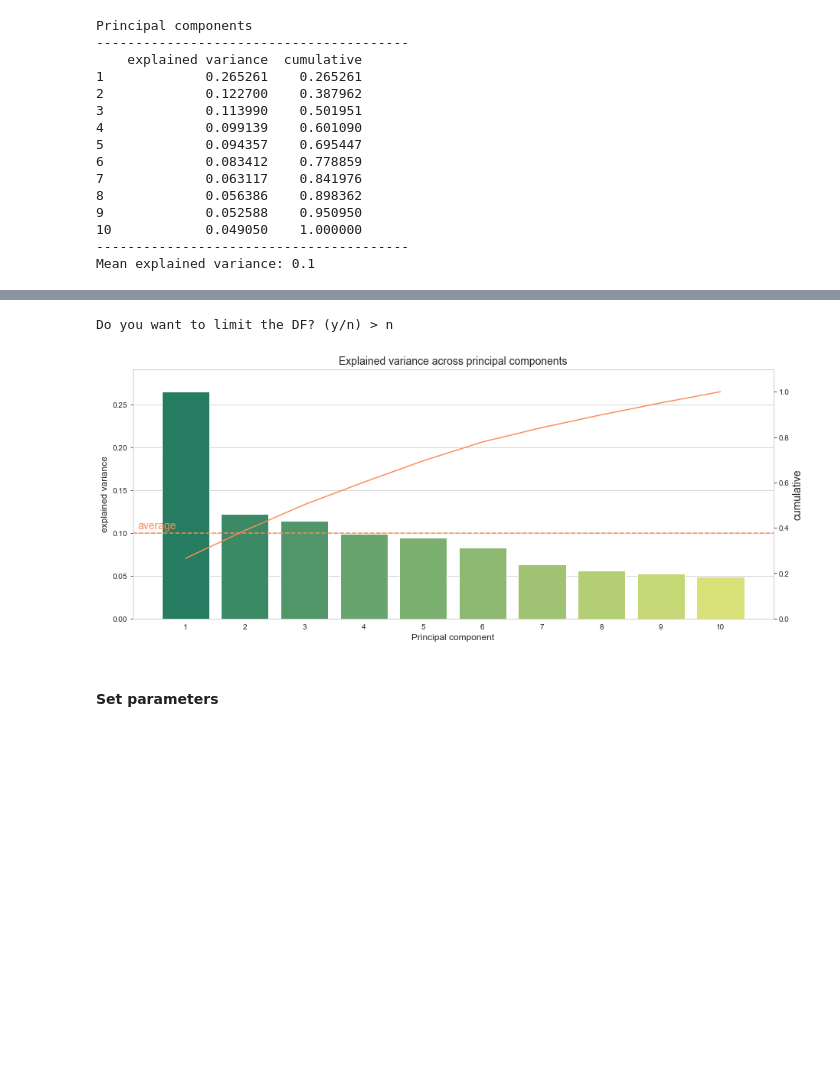
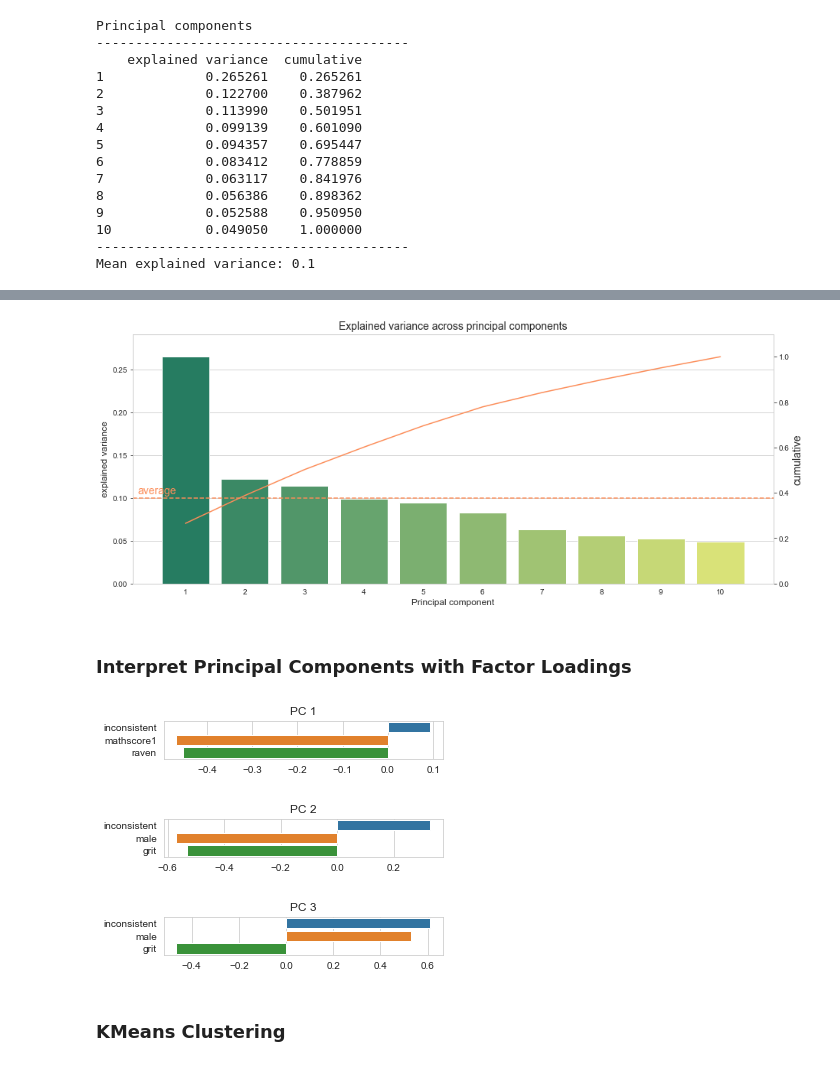
Before and after one commit to philippschmalen/Code-snippets, a Jupyter notebook: PCA_workflow.ipynb, the cells around one changed output, grey strips where cells are left out. Saved outputs shown, nothing was run; the diff lists cells and outputs as text; code cells hidden in the pictures; blank space fills up the shorter version.

Commit message:
interpret PCs with factor loadings, plot principal components with Kmeans cluster labels

```diff
--- a/PCA_workflow.ipynb
+++ b/PCA_workflow.ipynb
@@ -41,9 +44,14 @@ Replication data from a behavioral economic experiment in Turkish schools.
 Alan, Sule; Boneva, Teodora; Ertac, Seda, 2019, "Replication Data for: 'Ever Failed, Try Again, Succeed Better: Results from a Randomized Educational Intervention on Grit'", https://doi.org/10.7910/DVN/SAVGAL, Harvard Dataverse, V1.
 # %%
 #load data from URL
-url = 'https://dataverse.harvard.edu/api/access/datafile/3352340?gbrecs=false'
-s=requests.get(url).content
-df_raw = pd.read_csv(io.StringIO(s.decode('utf-8')), sep='\t')
+try:
+    url = 'https://dataverse.harvard.edu/api/access/datafile/3352340?gbrecs=false'
+    s=requests.get(url).content
+    df_raw = pd.read_csv(io.StringIO(s.decode('utf-8')), sep='//t')
+except:
+    path = 'C://Users//Philipp//GDrive//Projekter//Causal Forest Tutorial//data//grit//'
+    df_raw = pd.read_csv(path+'Sample2_Data.tab', sep='\t')
+
 df = df_raw.copy()
 
 #select features
@@ -97,14 +116,4 @@ Mean explained variance: 0.1
 # %%
-#limit to x PC
-limit = input("Do you want to limit the DF? (y/n) > ")
-if limit == 'y':
-    limit_df = int(input("Zoom in onto the first x PC > "))
-else:
-    limit_df = len(df_explained_variance)
-
-df_explained_variance_limited = df_explained_variance.iloc[:limit_df,:]
-
-
 #make scree plot
 fig, ax1 = plt.subplots(figsize=(15,6))
 
@@ -129,7 +138,4 @@ ax2.set(ylim=(0, max_y2+max_y2*.1))
 
 plt.show()
 # %% [output]
-Do you want to limit the DF? (y/n) > n
 [figure]
-# %% [markdown]
-#### Set parameters
@@ -145,0 +142,42 @@ if sample_size != 1:
+# %% [markdown]
+### Interpret Principal Components with Factor Loadings
+# %%
+# PCA components
+df_c = pd.DataFrame(pca.components_, columns=X_raw.keys()).T
+dimensions = [str(i+1) for i in range(len(pca.components_))]
+df_c.columns = dimensions
+
+# PCA explained variance
+ratios = pca.explained_variance_ratio_.reshape(len(pca.components_), 1)
+variance_ratios = pd.DataFrame(np.round(ratios, 4), columns = ['Explained Variance'])
+variance_ratios.index = dimensions
+
+#select data based on percentile defined by top_q
+top_q = .80
+top_q_low = 1 - top_q
+pc_n = 3 #plot up to and including PC X
+
+#Loop over PCs; plot vars with highest factor loadings
+
+#TODO: plot in facetgrid, dependent on pc_n
+for d in dimensions[:pc_n]:
+    q_select_high = df_c[d].where(df_c[d] > 0).quantile(q=top_q)
+    q_select_low = df_c[d].where(df_c[d] < 0).quantile(q=top_q_low)
+
+    highest_factors = df_c[d].where(df_c[d] >= q_select_high).dropna().sort_values(ascending=False)
+    lowest_factors = df_c[d].where(df_c[d] <= q_select_low).dropna().sort_values(ascending=True)
+
+    selected_facotrs = pd.concat([highest_factors, lowest_factors])
+    # Create a bar plot visualization
+    fig, ax = plt.subplots(figsize = (5,.7))
+
+    # Plot the feature weights as a function of the components
+    ax = sns.barplot(x=selected_facotrs.values, y=selected_facotrs.keys())
+
+    ax.set_title("PC {}".format(d))
+# %% [output]
+[figure, added]
+[figure, added]
+[figure, added]
+# %% [markdown]
+### KMeans Clustering
```
Also changed, not shown: parts of 10 cells of this notebook.
